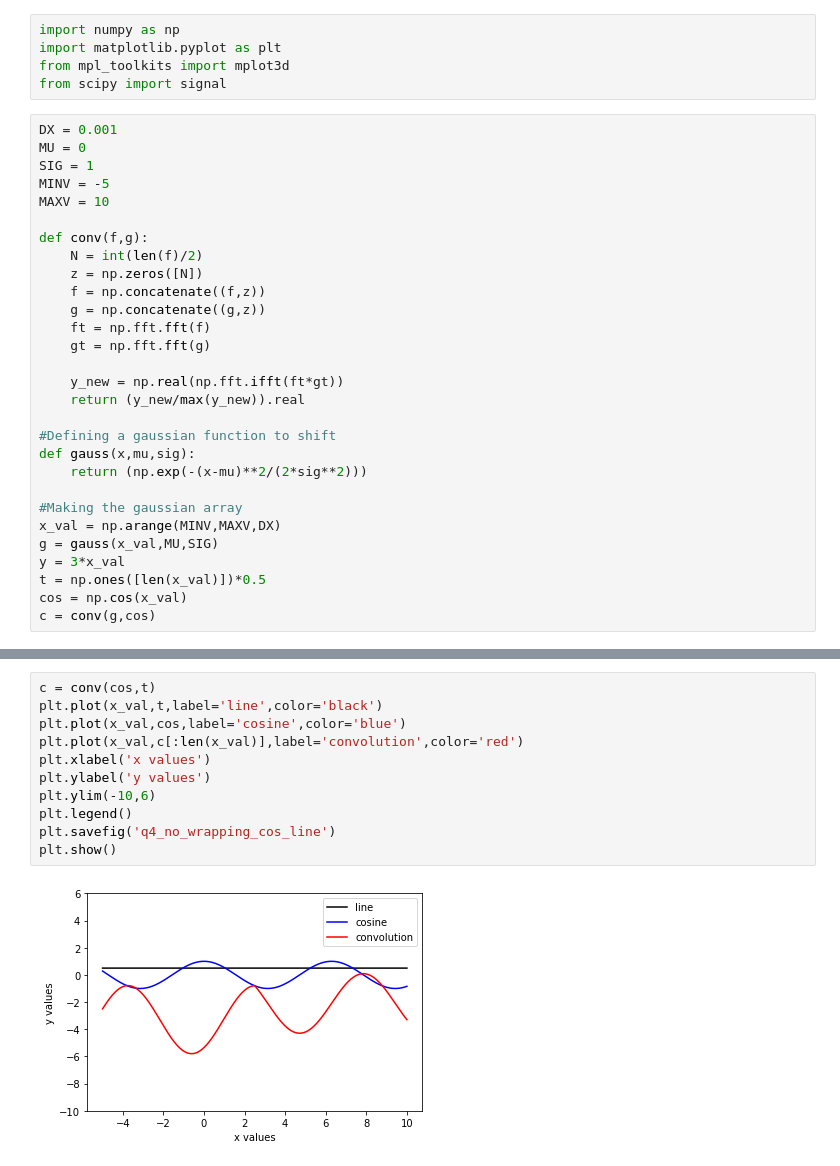
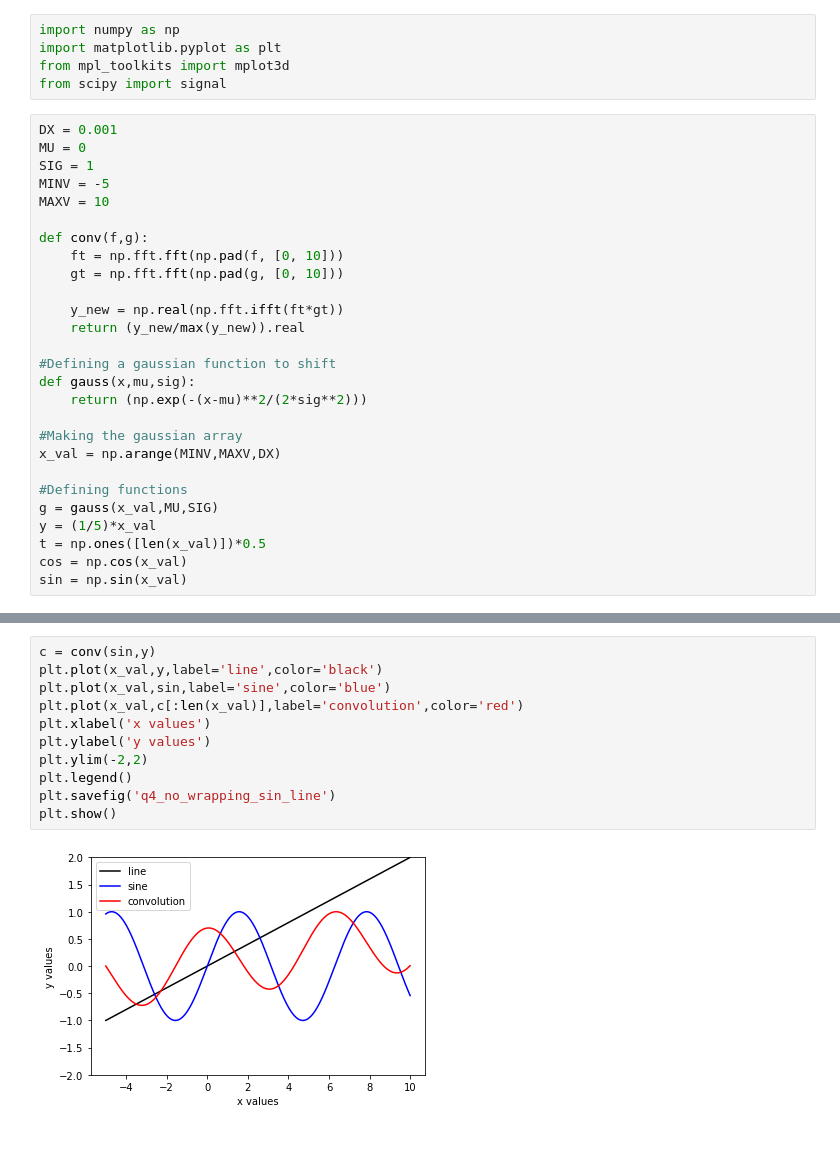
Before and after one commit to megancvitan/PHYS512-Computational-Physics, a Jupyter notebook: assignment_4/question_4.ipynb, the cells around one changed output, grey strips where cells are left out. Drawn from its saved outputs; the diff is of its cells as text.

```diff
--- a/assignment_4/question_4.ipynb
+++ b/assignment_4/question_4.ipynb
@@ -11,12 +11,8 @@ MINV = -5
 MAXV = 10
 
 def conv(f,g):
-    N = int(len(f)/2)
-    z = np.zeros([N])
-    f = np.concatenate((f,z))
-    g = np.concatenate((g,z))
-    ft = np.fft.fft(f)
-    gt = np.fft.fft(g)
+    ft = np.fft.fft(np.pad(f, [0, 10]))
+    gt = np.fft.fft(np.pad(g, [0, 10]))
 
     y_new = np.real(np.fft.ifft(ft*gt))
     return (y_new/max(y_new)).real
@@ -27,9 +23,11 @@ def gauss(x,mu,sig):
 
 #Making the gaussian array
 x_val = np.arange(MINV,MAXV,DX)
+
+#Defining functions
 g = gauss(x_val,MU,SIG)
-y = 3*x_val
+y = (1/5)*x_val
 t = np.ones([len(x_val)])*0.5
 cos = np.cos(x_val)
-c = conv(g,cos)
+sin = np.sin(x_val)
 # %%
@@ -60,13 +59,13 @@ plt.show()
 # %%
-c = conv(cos,t)
-plt.plot(x_val,t,label='line',color='black')
-plt.plot(x_val,cos,label='cosine',color='blue')
+c = conv(sin,y)
+plt.plot(x_val,y,label='line',color='black')
+plt.plot(x_val,sin,label='sine',color='blue')
 plt.plot(x_val,c[:len(x_val)],label='convolution',color='red')
 plt.xlabel('x values')
 plt.ylabel('y values')
-plt.ylim(-10,6)
+plt.ylim(-2,2)
 plt.legend()
-plt.savefig('q4_no_wrapping_cos_line')
+plt.savefig('q4_no_wrapping_sin_line')
 plt.show()
 # %% [output]
-[figure, old version]
+[figure, new version]
```
Also changed, not shown: parts of 2 cells of this notebook, 5 other files.
